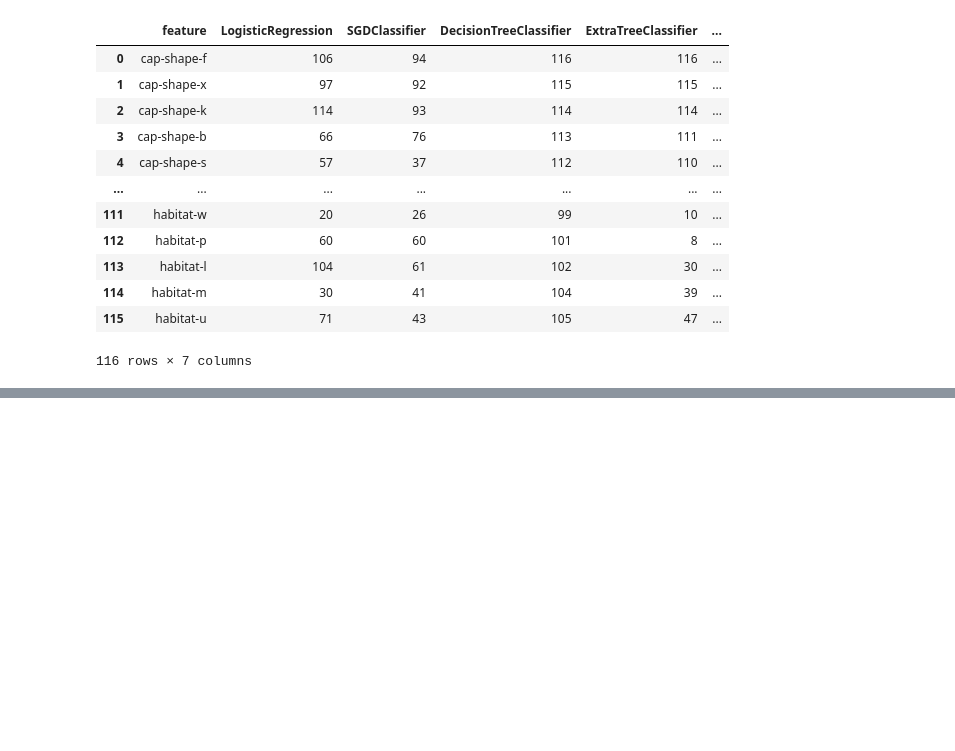
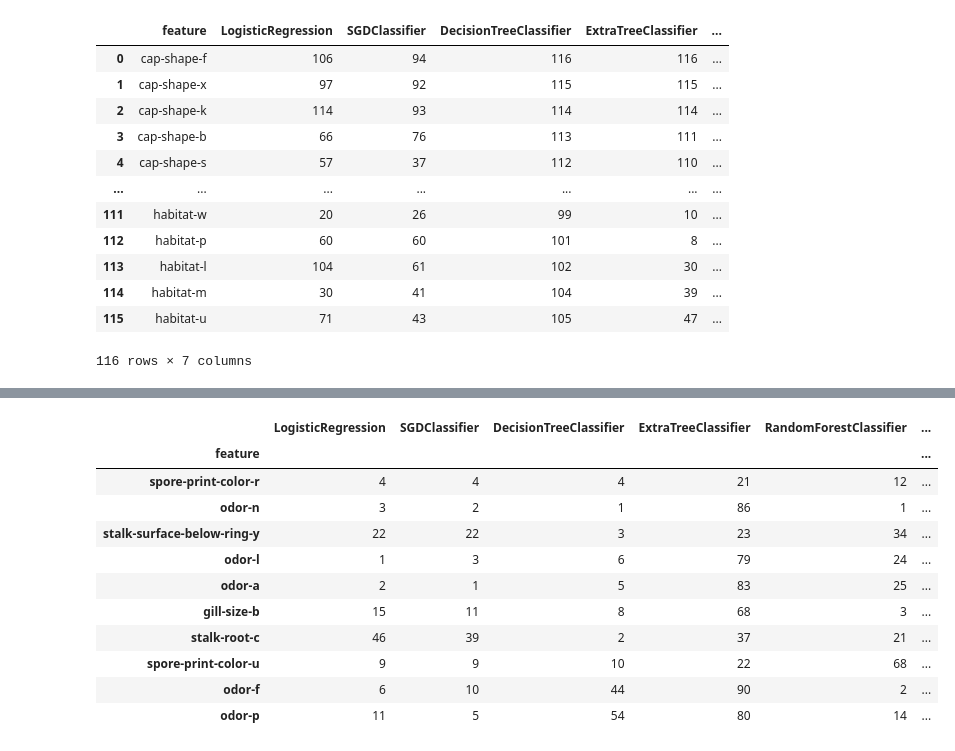
Before and after one commit to Andy666Fox/TINY_DS_PROJECTS, a Jupyter notebook: Mushroom_classification/Mushroom_main.ipynb, the cells around one changed output, grey strips where cells are left out. Saved outputs shown, nothing was run; the diff lists cells and outputs as text; code cells hidden in the pictures; blank space fills up the shorter version.

```diff
--- a/Mushroom_classification/Mushroom_main.ipynb
+++ b/Mushroom_classification/Mushroom_main.ipynb
@@ -367,3 +367,6 @@ feature_rankings
 | 114 | habitat-m | 30 | 41 | 104 | 39 | ... |
 | 115 | habitat-u | 71 | 43 | 105 | 47 | ... |
 116 rows × 7 columns
+# %%
+summed_rankings = feature_rankings.select_dtypes(int).sum(axis=1)
+summed_rankings
@@ -369,0 +421,16 @@ feature_rankings
+# %%
+feature_rankings = feature_rankings.set_index('feature')
+feature_rankings.head(10)
+# %% [output]
+|  | LogisticRegression | SGDClassifier | DecisionTreeClassifier | ExtraTreeClassifier | RandomForestClassifier | ... |
+| feature |  |  |  |  |  | ... |
+| spore-print-color-r | 4 | 4 | 4 | 21 | 12 | ... |
+| odor-n | 3 | 2 | 1 | 86 | 1 | ... |
+| stalk-surface-below-ring-y | 22 | 22 | 3 | 23 | 34 | ... |
+| odor-l | 1 | 3 | 6 | 79 | 24 | ... |
+| odor-a | 2 | 1 | 5 | 83 | 25 | ... |
+| gill-size-b | 15 | 11 | 8 | 68 | 3 | ... |
+| stalk-root-c | 46 | 39 | 2 | 37 | 21 | ... |
+| spore-print-color-u | 9 | 9 | 10 | 22 | 68 | ... |
+| odor-f | 6 | 10 | 44 | 90 | 2 | ... |
+| odor-p | 11 | 5 | 54 | 80 | 14 | ... |
```
Also changed, not shown: parts of 6 cells of this notebook.
